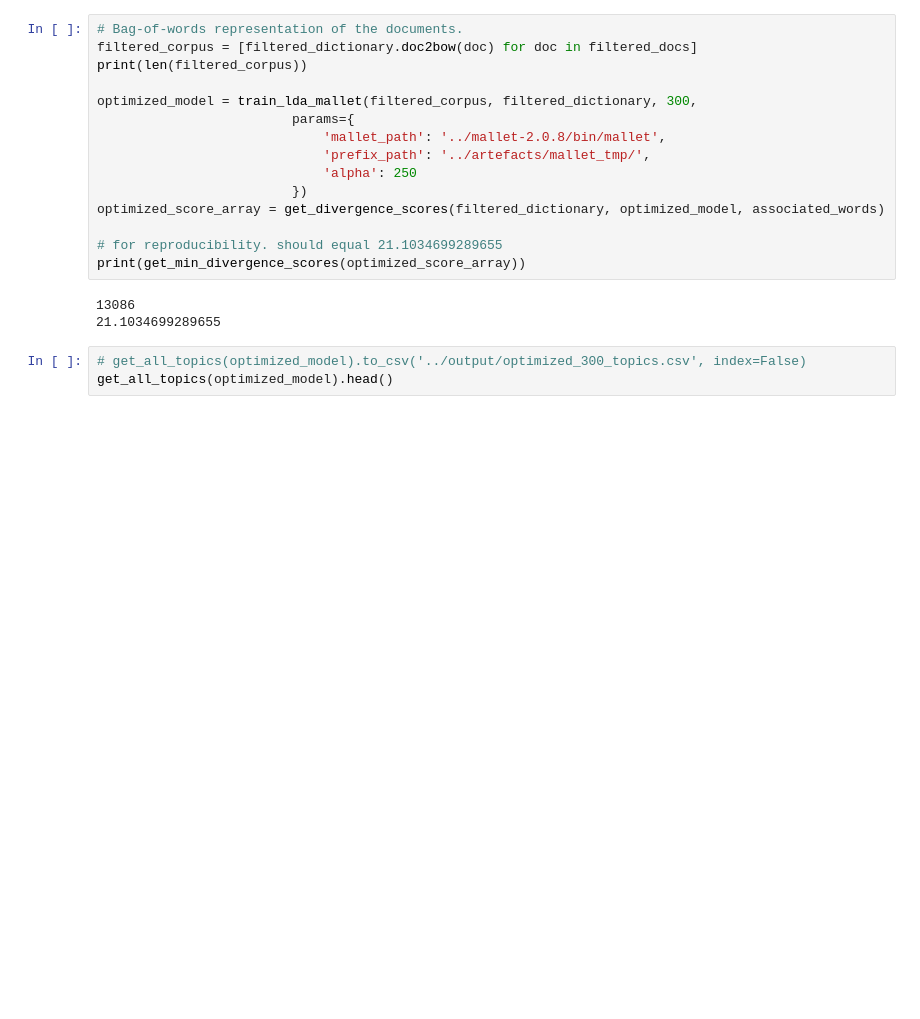
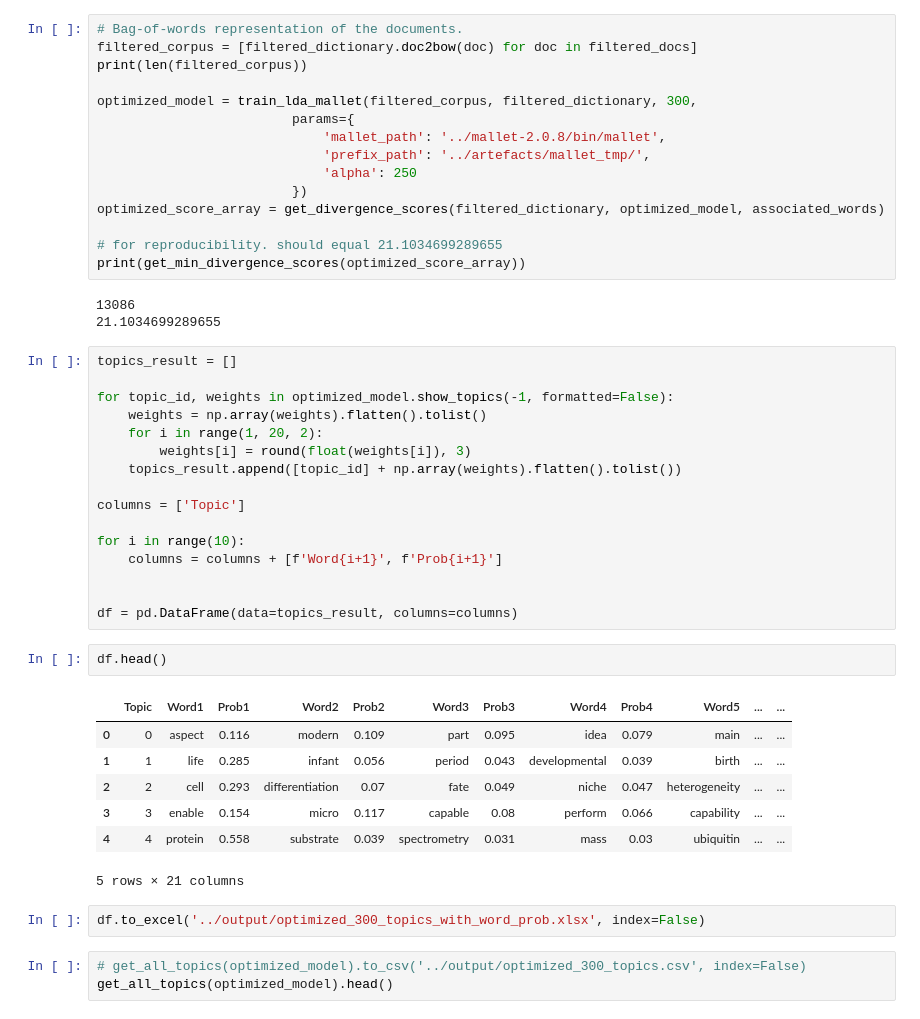
Before and after one commit to kw01sg/biomedical-topic-modelling, a Jupyter notebook: notebooks/validate_topics.ipynb, the cells around one changed output. Saved outputs shown, nothing was run; the diff lists cells and outputs as text; blank space fills up the shorter version.

Commit message:
add validate topics notebook and src files

```diff
--- a/notebooks/validate_topics.ipynb
+++ b/notebooks/validate_topics.ipynb
@@ -531,6 +532,34 @@ print(get_min_divergence_scores(optimized_score_array))
 # %% [output]
 13086
 21.1034699289655
+# %%
+topics_result = []
+
+for topic_id, weights in optimized_model.show_topics(-1, formatted=False):
+    weights = np.array(weights).flatten().tolist()
+    for i in range(1, 20, 2):
+        weights[i] = round(float(weights[i]), 3)
+    topics_result.append([topic_id] + np.array(weights).flatten().tolist())
+
+columns = ['Topic']
+
+for i in range(10):
+    columns = columns + [f'Word{i+1}', f'Prob{i+1}']
+
+
+df = pd.DataFrame(data=topics_result, columns=columns)
+# %%
+df.head()
+# %% [output]
+|  | Topic | Word1 | Prob1 | Word2 | Prob2 | Word3 | Prob3 | Word4 | Prob4 | Word5 | ... | ... |
+| 0 | 0 | aspect | 0.116 | modern | 0.109 | part | 0.095 | idea | 0.079 | main | ... | ... |
+| 1 | 1 | life | 0.285 | infant | 0.056 | period | 0.043 | developmental | 0.039 | birth | ... | ... |
+| 2 | 2 | cell | 0.293 | differentiation | 0.07 | fate | 0.049 | niche | 0.047 | heterogeneity | ... | ... |
+| 3 | 3 | enable | 0.154 | micro | 0.117 | capable | 0.08 | perform | 0.066 | capability | ... | ... |
+| 4 | 4 | protein | 0.558 | substrate | 0.039 | spectrometry | 0.031 | mass | 0.03 | ubiquitin | ... | ... |
+5 rows × 21 columns
+# %%
+df.to_excel('../output/optimized_300_topics_with_word_prob.xlsx', index=False)
 # %%
 # get_all_topics(optimized_model).to_csv('../output/optimized_300_topics.csv', index=False)
 get_all_topics(optimized_model).head()
```
Also changed, not shown: parts of 22 cells of this notebook, 2 other files.
